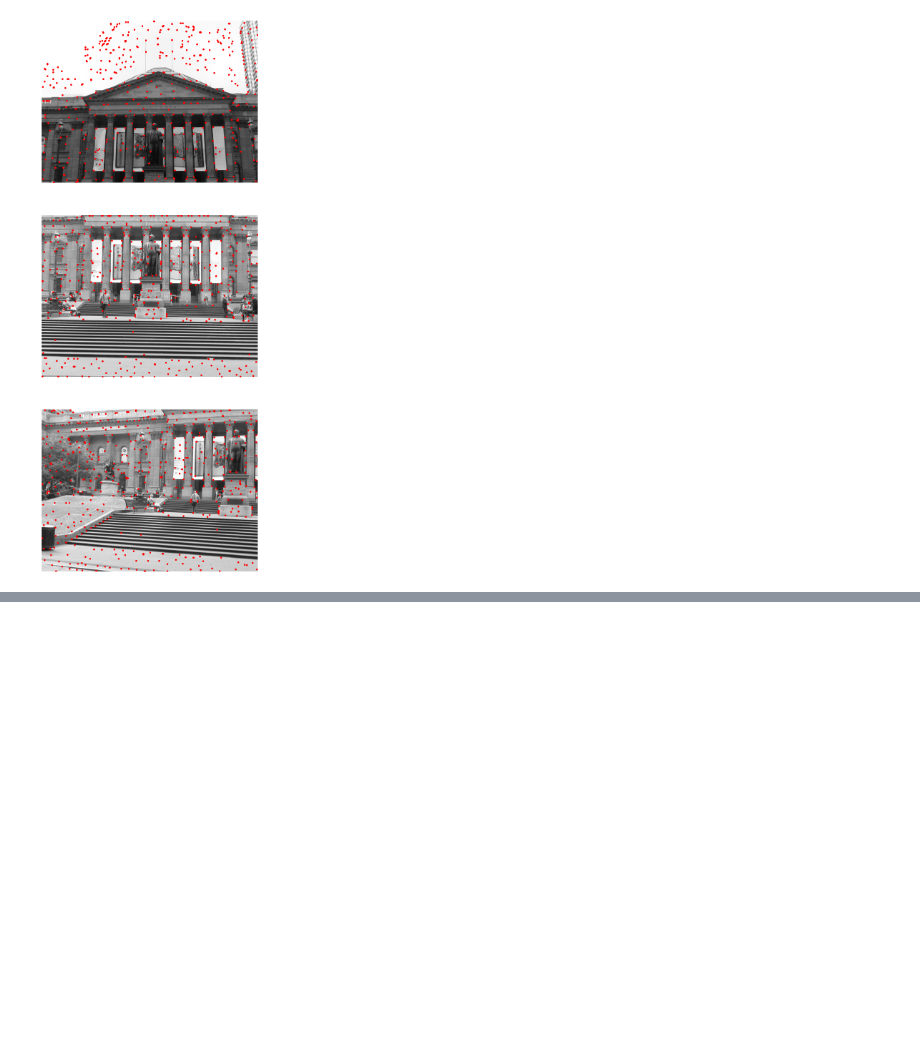
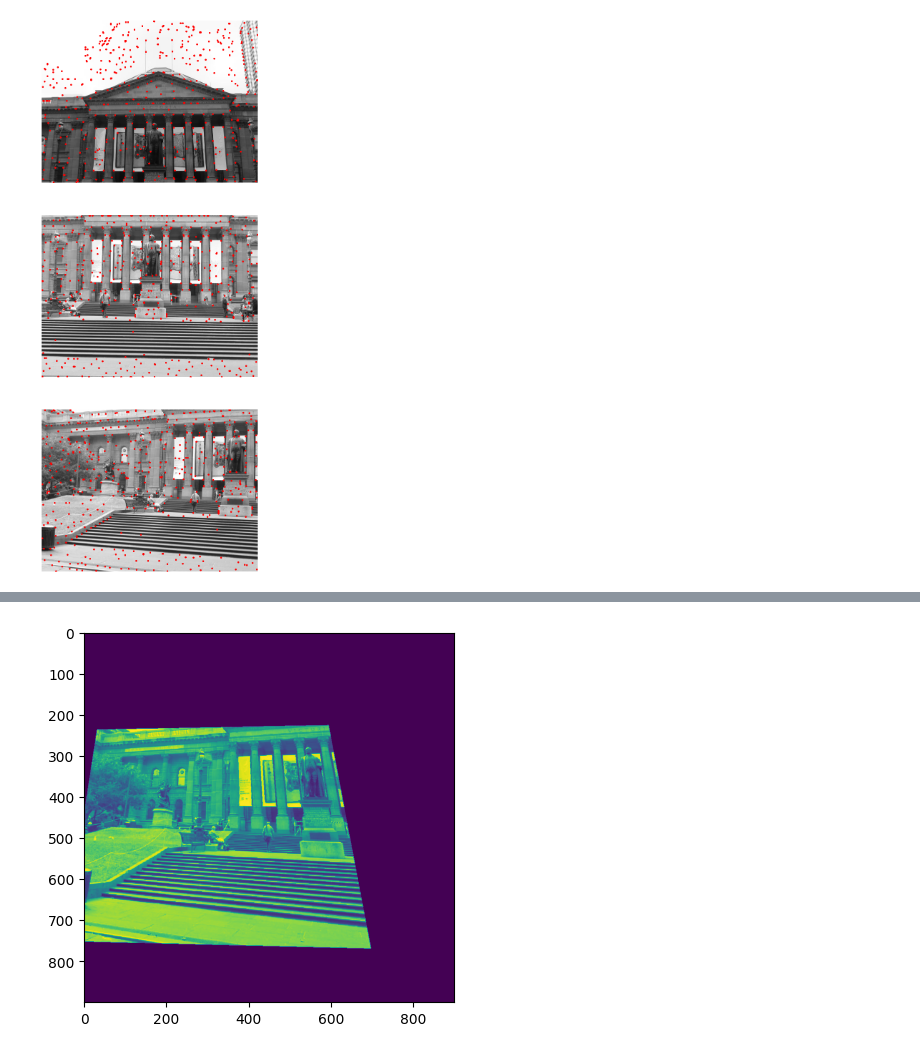
Before and after one commit to Feenet/Panorama-Stitching, a Jupyter notebook: code/panorama.ipynb, the cells around one changed output, grey strips where cells are left out. Saved outputs shown, nothing was run; the diff lists cells and outputs as text; code cells hidden in the pictures; blank space fills up the shorter version.

```diff
--- a/code/panorama.ipynb
+++ b/code/panorama.ipynb
@@ -279,8 +278,0 @@ plt.axis('off')
-# %%
-# TODO Add parameters
-def blend_images():
-    '''
-    Blends images
-    '''
-    # TODO Add code here
-    return
@@ -288,0 +341,13 @@ def blend_images():
+# %%
+# TODO Add code to perform image blending
+images = set1_images # np.array(set1_images)
+H = set1_homographies[0]
+inliers = np.array(set1_inliers[0], dtype=object)
+f = np.zeros((900,900), dtype=np.uint8)
+
+# f = cv2.warpPerspective(images[0], np.identity(3), (900,900), f, borderMode=cv2.BORDER_TRANSPARENT)
+f = cv2.warpPerspective(images[2], set1_homographies[0][0], (900,900), f, flags=cv2.WARP_INVERSE_MAP)
+plt.imshow(f)
+b = blend_images(images, H)
+# %% [output]
+[figure, added]
```
Also changed, not shown: parts of 6 cells of this notebook.
